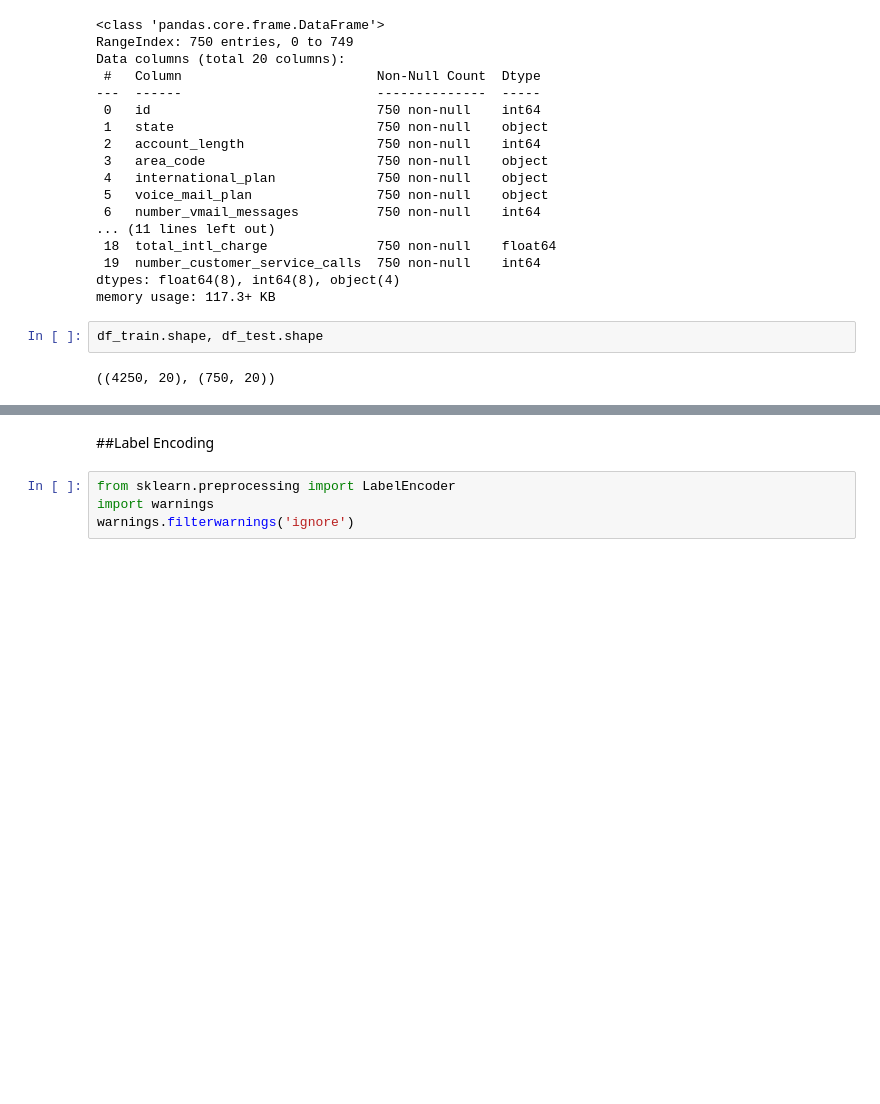
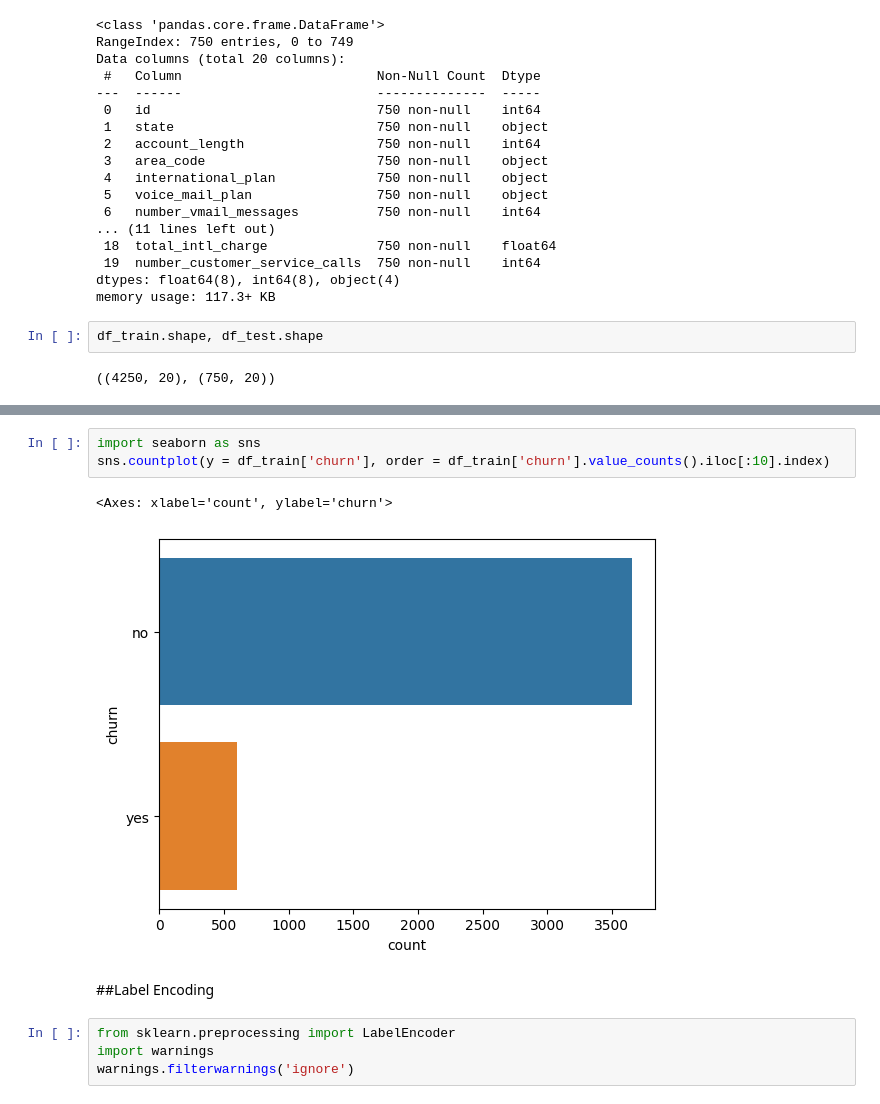
Before and after one commit to taniagiovani/myprojects-classmdl, a Jupyter notebook: Classification_Models.ipynb, the cells around one changed output, grey strips where cells are left out. Cells and saved outputs as stored; diff of their text form; blank space fills up the shorter version.

```diff
--- a/Classification_Models.ipynb
+++ b/Classification_Models.ipynb
@@ -176,3 +139,9 @@ Jumlah baris setelah memfilter outlier: 3515
+# %%
+import seaborn as sns
+sns.countplot(y = df_train['churn'], order = df_train['churn'].value_counts().iloc[:10].index)
+# %% [output]
+<Axes: xlabel='count', ylabel='churn'>
+[figure, added]
 # %% [markdown]
 ##Label Encoding
 # %%
```
Also changed, not shown: parts of 123 cells of this notebook.
